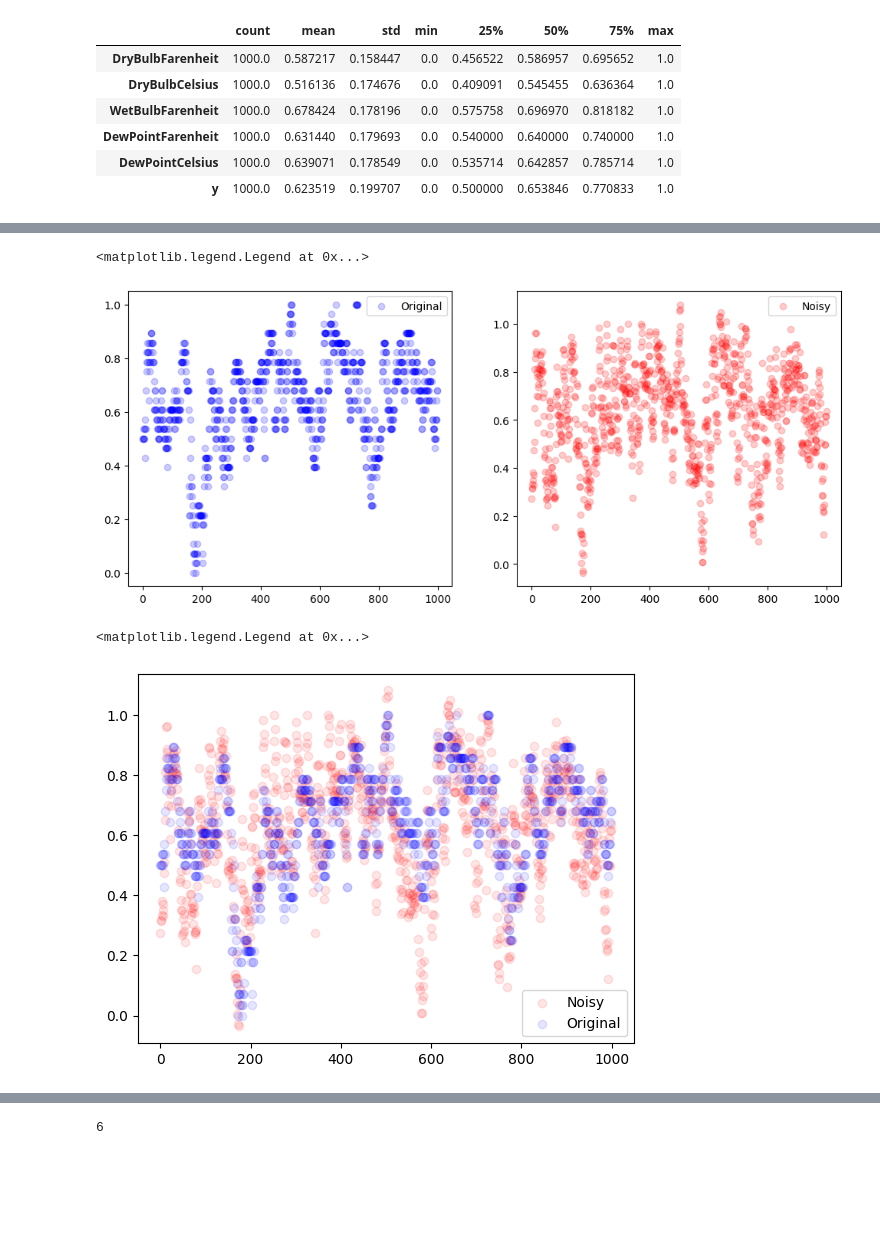
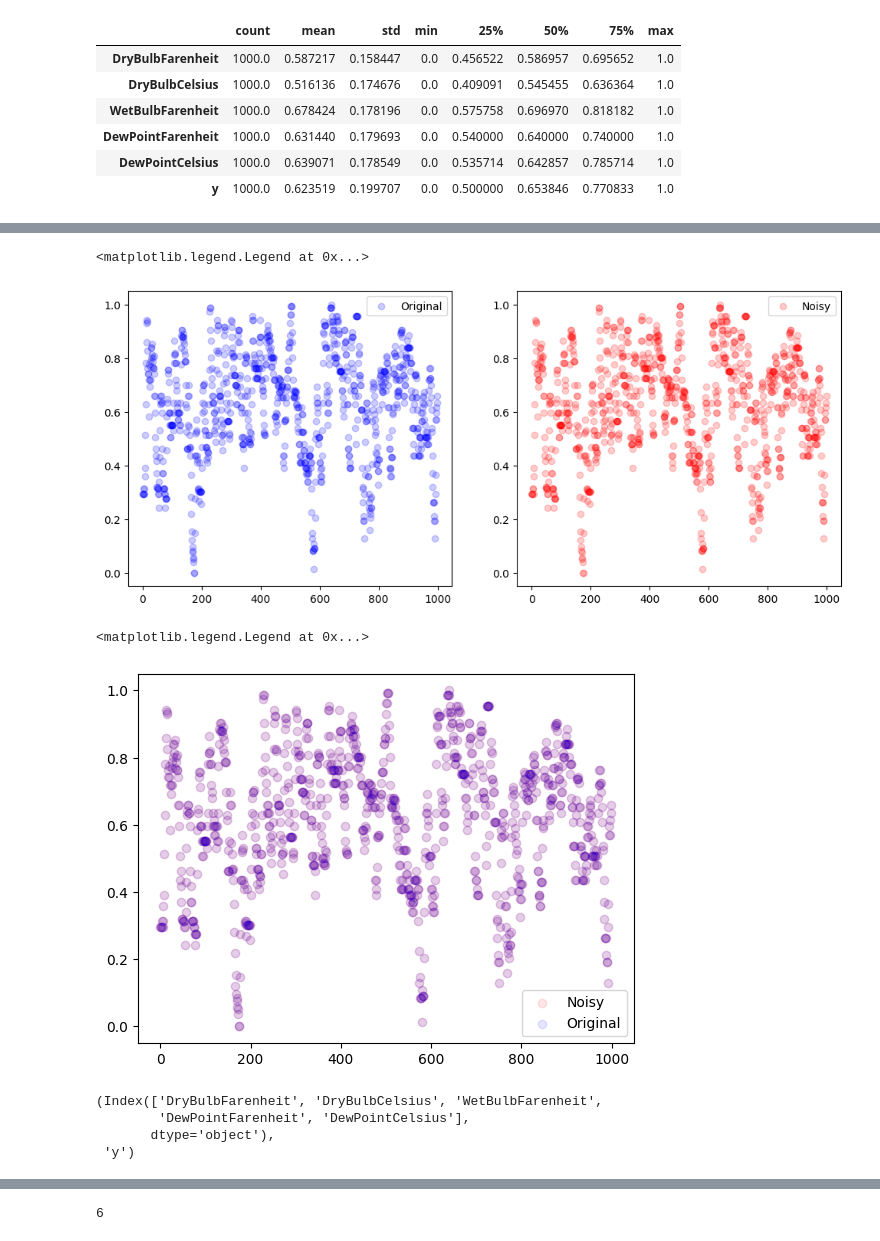
Before and after one commit to ari-dasci/S-DenoGrad, a Jupyter notebook: src/WTH/dense_NN.ipynb, the cells around one changed output, grey strips where cells are left out. Cells and saved outputs as stored; diff of their text form; code cells hidden in the pictures; blank space fills up the shorter version.

```diff
--- a/src/WTH/dense_NN.ipynb
+++ b/src/WTH/dense_NN.ipynb
@@ -171,3 +161,5 @@ display(df_noisy.describe().T)
+# %%
+df_noisy = df_scaled.copy()
 # %%
 corr_noisy = df_noisy.corr()
 plt.figure(figsize=(12, 12))
@@ -178,21 +170,28 @@ sns.heatmap(corr_noisy, annot=True, cmap='coolwarm', vmin=-1, vmax=1)
 # %%
 plt.figure(figsize=(12, 5))
 plt.subplot(1, 2, 1)
-plt.scatter(range(len(df_scaled['DewPointCelsius'])), df_scaled['DewPointCelsius'], alpha=0.2, c='b', label='Original')
+plt.scatter(range(len(df_scaled['y'])), df_scaled['y'], alpha=0.2, c='b', label='Original')
 plt.legend()
 plt.subplot(1, 2, 2)
 plt.scatter(range(len(df_noisy['y'])), df_noisy['y'], alpha=0.2, c='r', label='Noisy')
 plt.legend()
 # %% [output]
 <matplotlib.legend.Legend at 0x...>
-[figure, old version]
+[figure, new version]
 # %%
 plt.scatter(range(len(df_noisy['y'])), df_noisy['y'], alpha=0.1, c='r', label='Noisy')
-plt.scatter(range(len(df_scaled['DewPointCelsius'])), df_scaled['DewPointCelsius'], alpha=0.1, c='b', label='Original')
+plt.scatter(range(len(df_scaled['y'])), df_scaled['y'], alpha=0.1, c='b', label='Original')
 plt.legend()
 # %% [output]
 <matplotlib.legend.Legend at 0x...>
-[figure, old version]
+[figure, new version]
+# %%
+df_noisy.columns[:-1], df_noisy.columns[-1]
+# %% [output]
+(Index(['DryBulbFarenheit', 'DryBulbCelsius', 'WetBulbFarenheit',
+        'DewPointFarenheit', 'DewPointCelsius'],
+       dtype='object'),
+ 'y')
 # %%
 # Dividir en conjunto de entrenamiento y prueba
 X_train, X_test, y_train, y_test = train_test_split(df_noisy[df_noisy.columns[:-1]], df_noisy[df_noisy.columns[-1]], test_size=0.2, shuffle=False)
```
Also changed, not shown: parts of 19 cells of this notebook, 2 other files.
